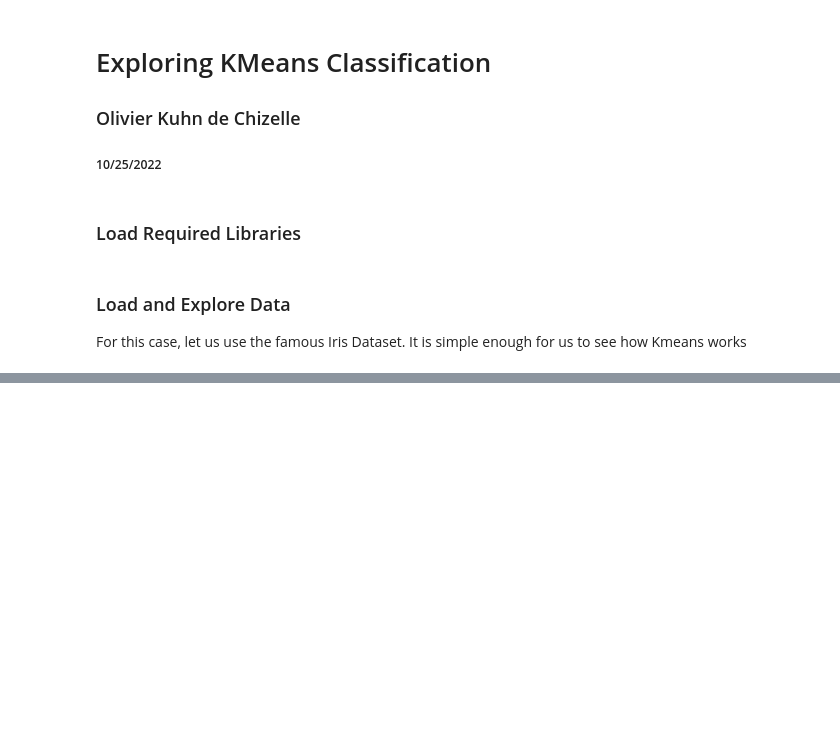
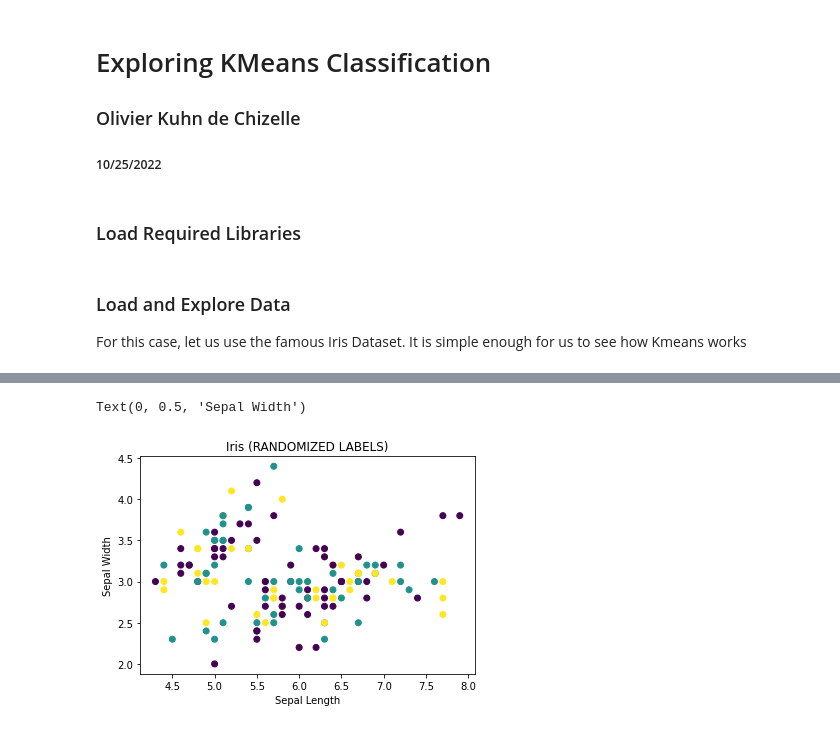
Before and after one commit to olivierkdc/Machine_Learning_Algorithms, a Jupyter notebook: Unsupervised_Learning/Classification - KMeans.ipynb, the cells around one changed output, grey strips where cells are left out. Drawn from its saved outputs; the diff is of its cells as text; code cells hidden in the pictures; blank space fills up the shorter version.

```diff
--- a/Unsupervised_Learning/Classification - KMeans.ipynb
+++ b/Unsupervised_Learning/Classification - KMeans.ipynb
@@ -36,0 +94,6 @@ plt.show()
+# %%
+# Let's randomize the labels for our df
+import random
+
+df["label"] = np.random.randint(low = 0, high = 3, size = df.shape[0])
+df
@@ -36,0 +114,8 @@ plt.show()
+# %%
+plt.scatter(df['x1'],df['x2'], c = df['label'])
+plt.title("Iris (RANDOMIZED LABELS)")
+plt.xlabel("Sepal Length")
+plt.ylabel("Sepal Width")
+# %% [output]
+Text(0, 0.5, 'Sepal Width')
+[figure, added]
```
Also changed, not shown: parts of 15 cells of this notebook.
